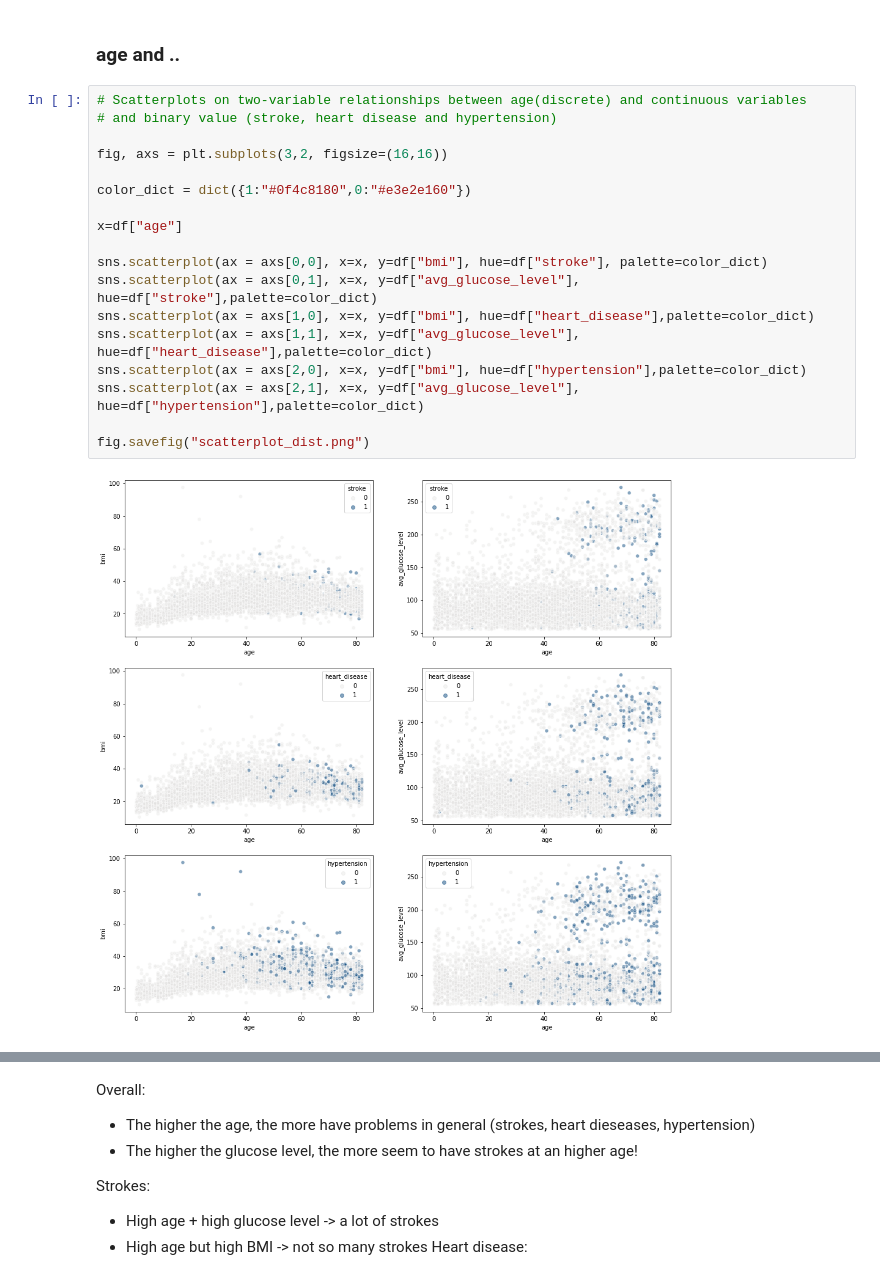
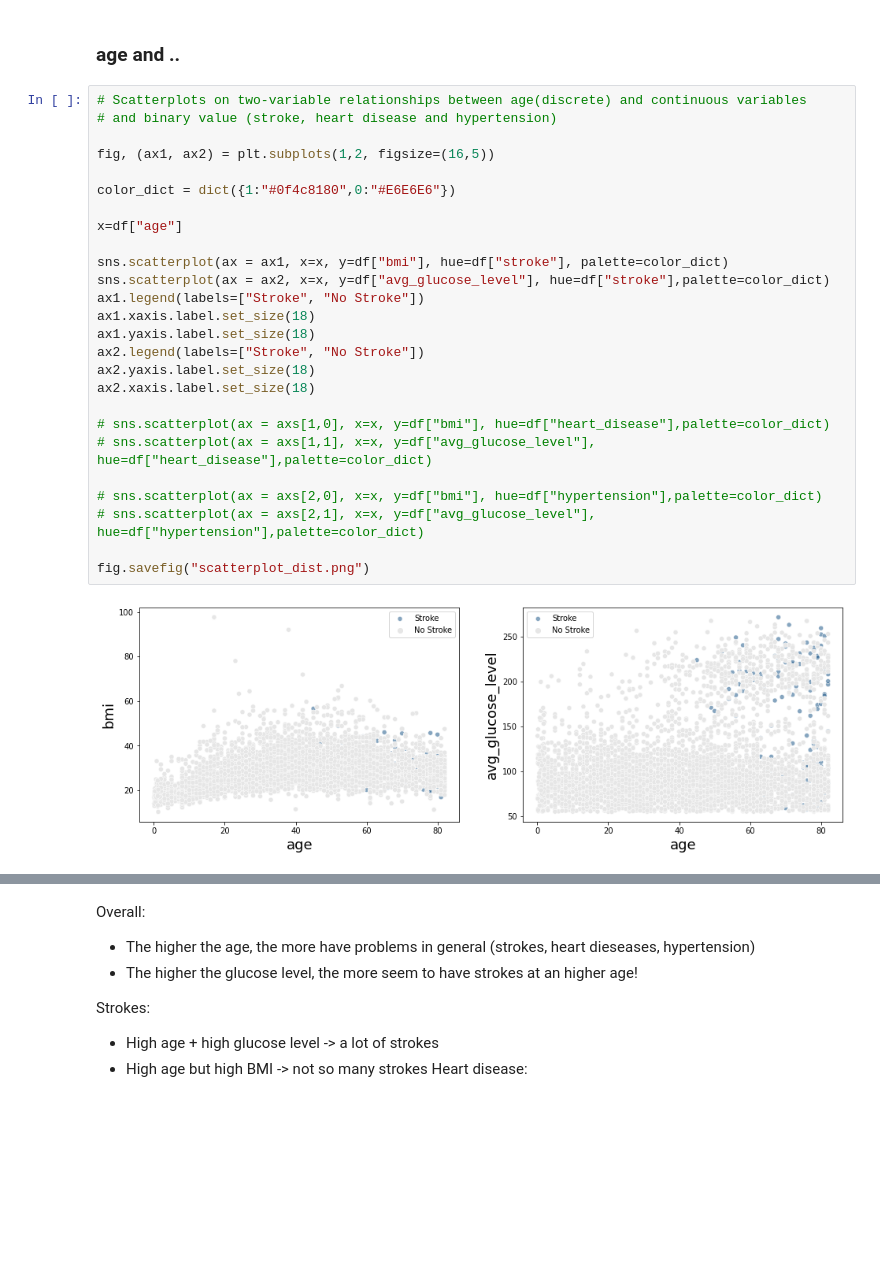
Before and after one commit to lrnz-asnprs/stroke-prediction-project, a Jupyter notebook: notebooks/hand-in notebooks/Data exploration/Data Exploration_finished_do_not_change.ipynb, the cells around one changed output, grey strips where cells are left out. Cells and saved outputs as stored; diff of their text form; blank space fills up the shorter version.

```diff
--- a/notebooks/hand-in notebooks/Data exploration/Data Exploration_finished_do_not_change.ipynb
+++ b/notebooks/hand-in notebooks/Data exploration/Data Exploration_finished_do_not_change.ipynb
@@ -286,20 +288,28 @@ fig.get_figure().savefig("avg_gluc_dist.png")
 # %%
 # Scatterplots on two-variable relationships between age(discrete) and continuous variables
 # and binary value (stroke, heart disease and hypertension)
 
-fig, axs = plt.subplots(3,2, figsize=(16,16))
+fig, (ax1, ax2) = plt.subplots(1,2, figsize=(16,5))
 
-color_dict = dict({1:"#0f4c8180",0:"#e3e2e160"})
+color_dict = dict({1:"#0f4c8180",0:"#E6E6E6"})
 
 x=df["age"]
 
-sns.scatterplot(ax = axs[0,0], x=x, y=df["bmi"], hue=df["stroke"], palette=color_dict)
-sns.scatterplot(ax = axs[0,1], x=x, y=df["avg_glucose_level"], hue=df["stroke"],palette=color_dict)
-sns.scatterplot(ax = axs[1,0], x=x, y=df["bmi"], hue=df["heart_disease"],palette=color_dict)
-sns.scatterplot(ax = axs[1,1], x=x, y=df["avg_glucose_level"], hue=df["heart_disease"],palette=color_dict)
-sns.scatterplot(ax = axs[2,0], x=x, y=df["bmi"], hue=df["hypertension"],palette=color_dict)
-sns.scatterplot(ax = axs[2,1], x=x, y=df["avg_glucose_level"], hue=df["hypertension"],palette=color_dict)
+sns.scatterplot(ax = ax1, x=x, y=df["bmi"], hue=df["stroke"], palette=color_dict)
+sns.scatterplot(ax = ax2, x=x, y=df["avg_glucose_level"], hue=df["stroke"],palette=color_dict)
+ax1.legend(labels=["Stroke", "No Stroke"])
+ax1.xaxis.label.set_size(18)
+ax1.yaxis.label.set_size(18)
+ax2.legend(labels=["Stroke", "No Stroke"])
+ax2.yaxis.label.set_size(18)
+ax2.xaxis.label.set_size(18)
+
+# sns.scatterplot(ax = axs[1,0], x=x, y=df["bmi"], hue=df["heart_disease"],palette=color_dict)
+# sns.scatterplot(ax = axs[1,1], x=x, y=df["avg_glucose_level"], hue=df["heart_disease"],palette=color_dict)
+
+# sns.scatterplot(ax = axs[2,0], x=x, y=df["bmi"], hue=df["hypertension"],palette=color_dict)
+# sns.scatterplot(ax = axs[2,1], x=x, y=df["avg_glucose_level"], hue=df["hypertension"],palette=color_dict)
 
 fig.savefig("scatterplot_dist.png")
 # %% [output]
-[figure, old version]
+[figure, new version]
```
Also changed, not shown: parts of 5 cells of this notebook, 12 other files.
